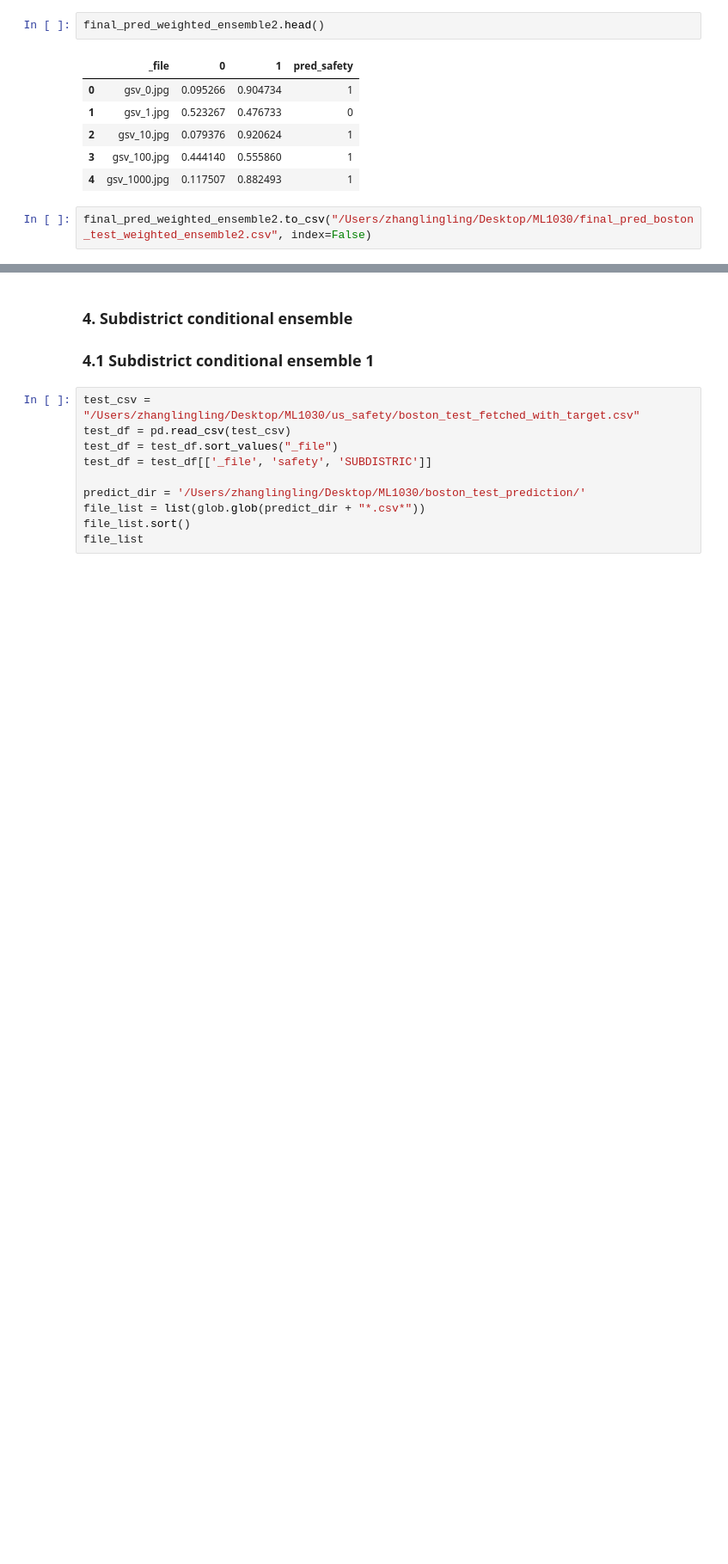
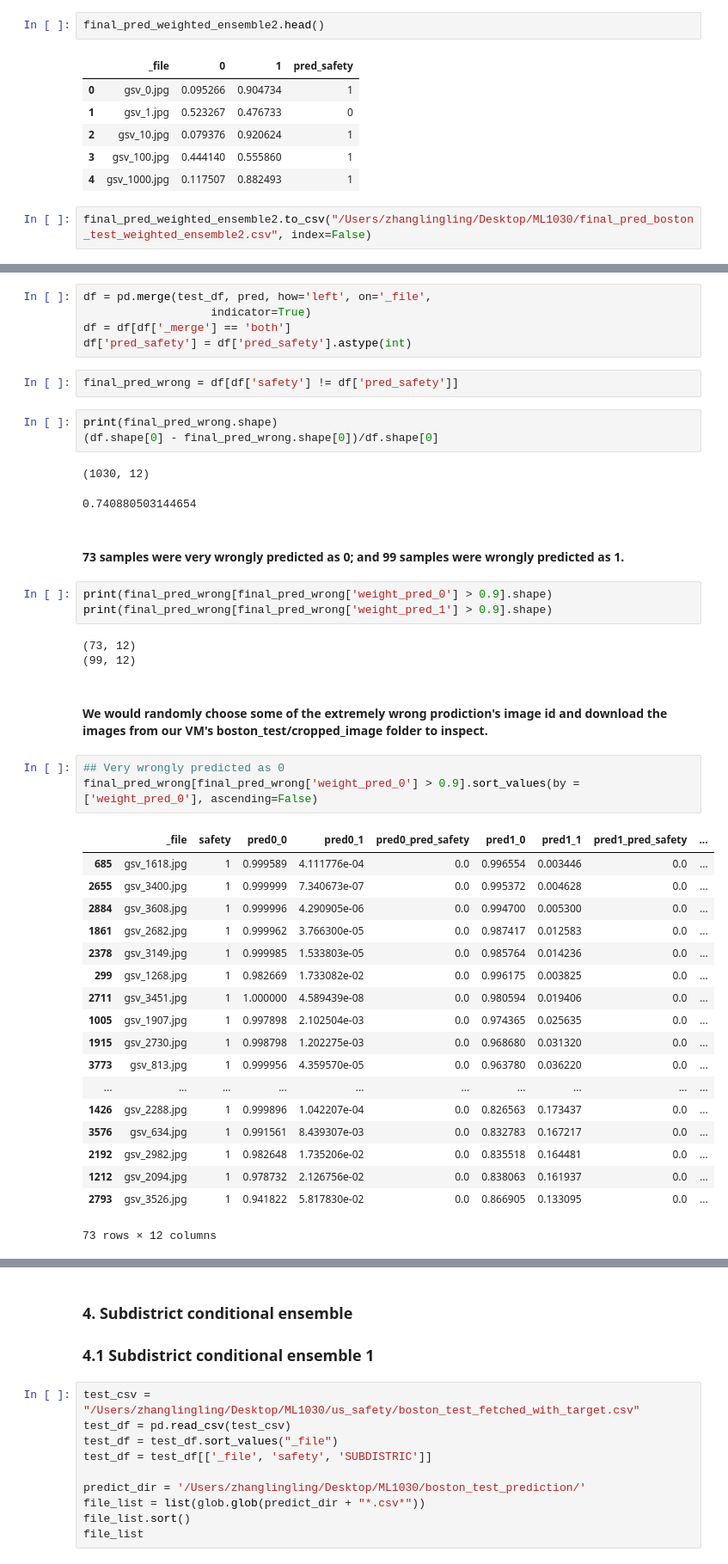
Before and after one commit to littlebeanbean7/Toronto_Streetscore, a Jupyter notebook: code/ensemble_boston_test.ipynb, the cells around one changed output, grey strips where cells are left out. Shown at 86% size. Drawn from its saved outputs; the diff is of its cells as text; blank space fills up the shorter version.

```diff
--- a/code/ensemble_boston_test.ipynb
+++ b/code/ensemble_boston_test.ipynb
@@ -564,0 +569,45 @@ final_pred_weighted_ensemble2.to_csv("/Users/zhanglingling/Desktop/ML1030/final_
+# %%
+df = pd.merge(test_df, pred, how='left', on='_file',
+                   indicator=True)
+df = df[df['_merge'] == 'both']
+df['pred_safety'] = df['pred_safety'].astype(int)
+# %%
+final_pred_wrong = df[df['safety'] != df['pred_safety']]
+# %%
+print(final_pred_wrong.shape)
+(df.shape[0] - final_pred_wrong.shape[0])/df.shape[0]
+# %% [output]
+(1030, 12)
+0.740880503144654
+# %% [markdown]
+#### 73 samples were very wrongly predicted as 0; and 99 samples were wrongly predicted as 1.
+# %%
+print(final_pred_wrong[final_pred_wrong['weight_pred_0'] > 0.9].shape)
+print(final_pred_wrong[final_pred_wrong['weight_pred_1'] > 0.9].shape)
+# %% [output]
+(73, 12)
+(99, 12)
+# %% [markdown]
+#### We would randomly choose some of the extremely wrong prodiction's image id and download the images from our VM's boston_test/cropped_image folder to inspect.
+# %%
+## Very wrongly predicted as 0
+final_pred_wrong[final_pred_wrong['weight_pred_0'] > 0.9].sort_values(by = ['weight_pred_0'], ascending=False)
+# %% [output]
+|  | _file | safety | pred0_0 | pred0_1 | pred0_pred_safety | pred1_0 | pred1_1 | pred1_pred_safety | ... |
+| 685 | gsv_1618.jpg | 1 | 0.999589 | 4.111776e-04 | 0.0 | 0.996554 | 0.003446 | 0.0 | ... |
+| 2655 | gsv_3400.jpg | 1 | 0.999999 | 7.340673e-07 | 0.0 | 0.995372 | 0.004628 | 0.0 | ... |
+| 2884 | gsv_3608.jpg | 1 | 0.999996 | 4.290905e-06 | 0.0 | 0.994700 | 0.005300 | 0.0 | ... |
+| 1861 | gsv_2682.jpg | 1 | 0.999962 | 3.766300e-05 | 0.0 | 0.987417 | 0.012583 | 0.0 | ... |
+| 2378 | gsv_3149.jpg | 1 | 0.999985 | 1.533803e-05 | 0.0 | 0.985764 | 0.014236 | 0.0 | ... |
+| 299 | gsv_1268.jpg | 1 | 0.982669 | 1.733082e-02 | 0.0 | 0.996175 | 0.003825 | 0.0 | ... |
+| 2711 | gsv_3451.jpg | 1 | 1.000000 | 4.589439e-08 | 0.0 | 0.980594 | 0.019406 | 0.0 | ... |
+| 1005 | gsv_1907.jpg | 1 | 0.997898 | 2.102504e-03 | 0.0 | 0.974365 | 0.025635 | 0.0 | ... |
+| 1915 | gsv_2730.jpg | 1 | 0.998798 | 1.202275e-03 | 0.0 | 0.968680 | 0.031320 | 0.0 | ... |
+| 3773 | gsv_813.jpg | 1 | 0.999956 | 4.359570e-05 | 0.0 | 0.963780 | 0.036220 | 0.0 | ... |
+| ... | ... | ... | ... | ... | ... | ... | ... | ... | ... |
+| 1426 | gsv_2288.jpg | 1 | 0.999896 | 1.042207e-04 | 0.0 | 0.826563 | 0.173437 | 0.0 | ... |
+| 3576 | gsv_634.jpg | 1 | 0.991561 | 8.439307e-03 | 0.0 | 0.832783 | 0.167217 | 0.0 | ... |
+| 2192 | gsv_2982.jpg | 1 | 0.982648 | 1.735206e-02 | 0.0 | 0.835518 | 0.164481 | 0.0 | ... |
+| 1212 | gsv_2094.jpg | 1 | 0.978732 | 2.126756e-02 | 0.0 | 0.838063 | 0.161937 | 0.0 | ... |
+| 2793 | gsv_3526.jpg | 1 | 0.941822 | 5.817830e-02 | 0.0 | 0.866905 | 0.133095 | 0.0 | ... |
+73 rows × 12 columns
```
Also changed, not shown: parts of 5 cells of this notebook.
